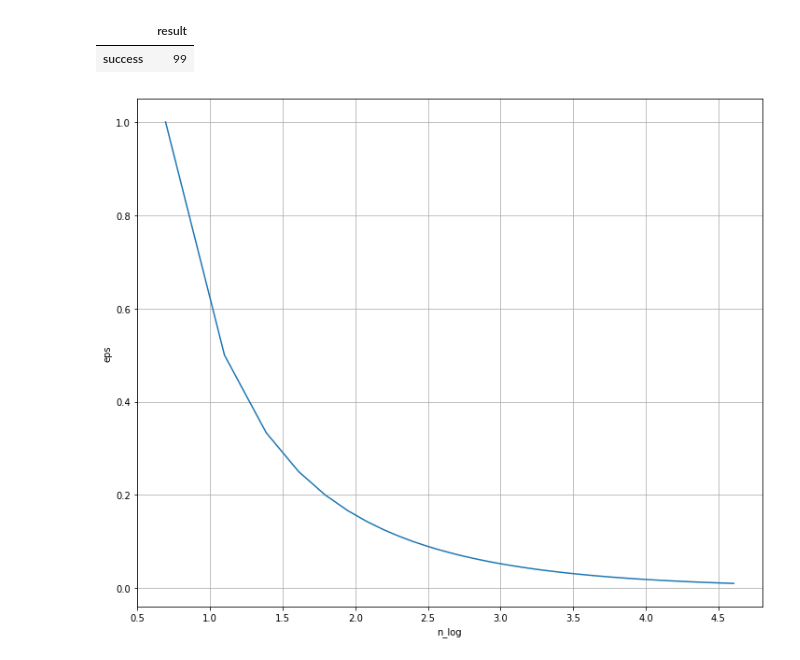
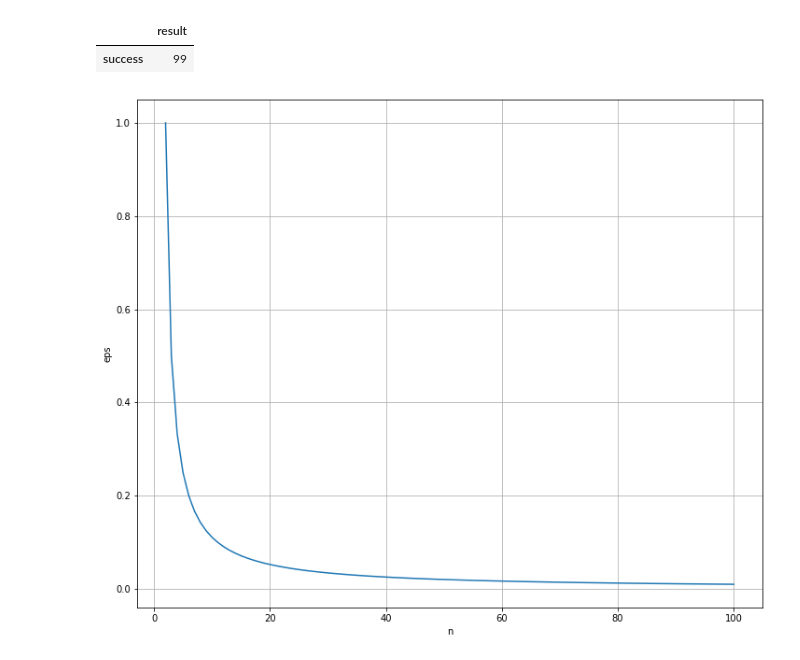
Before and after one commit to mitenevav/computer_complex, a Jupyter notebook: lab1/lab1.ipynb, the cells around one changed output. Drawn from its saved outputs; the diff is of its cells as text; code cells hidden in the pictures.

```diff
--- a/lab1/lab1.ipynb
+++ b/lab1/lab1.ipynb
@@ -81,14 +81,12 @@ pd.DataFrame(data['result'].value_counts())
 # %% [output]
 |  | result |
 | success | 99 |
-# %%
-data['n_log'] = np.log(data['n'])
 # %%
 plt.figure(figsize=(12,10))
-sns.lineplot('n_log', 'eps', data=data)
+sns.lineplot('n', 'eps', data=data)
 plt.grid()
 # %% [output]
-[figure, old version]
+[figure, new version]
 # %%
 result = []
 step = 0.0001
```
Also changed, not shown: parts of 1 cell of this notebook, 2 other files.
